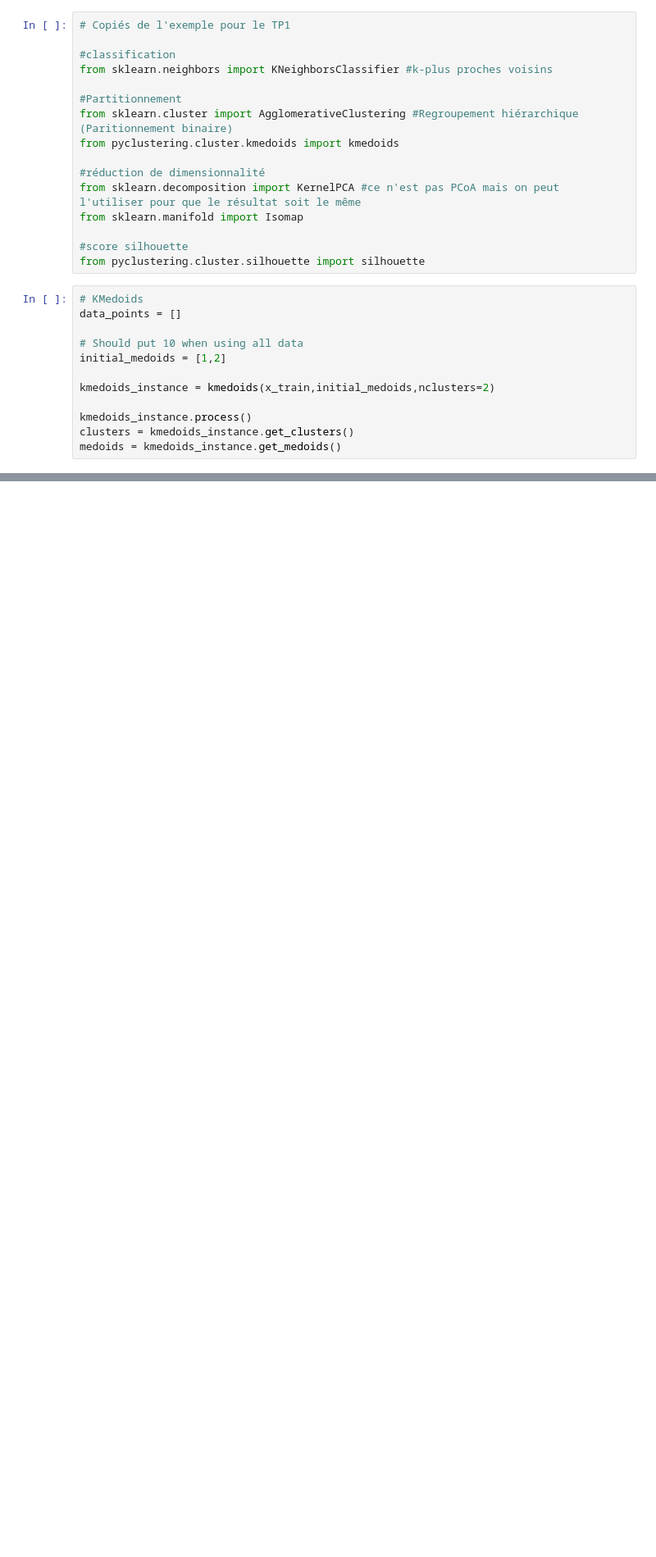
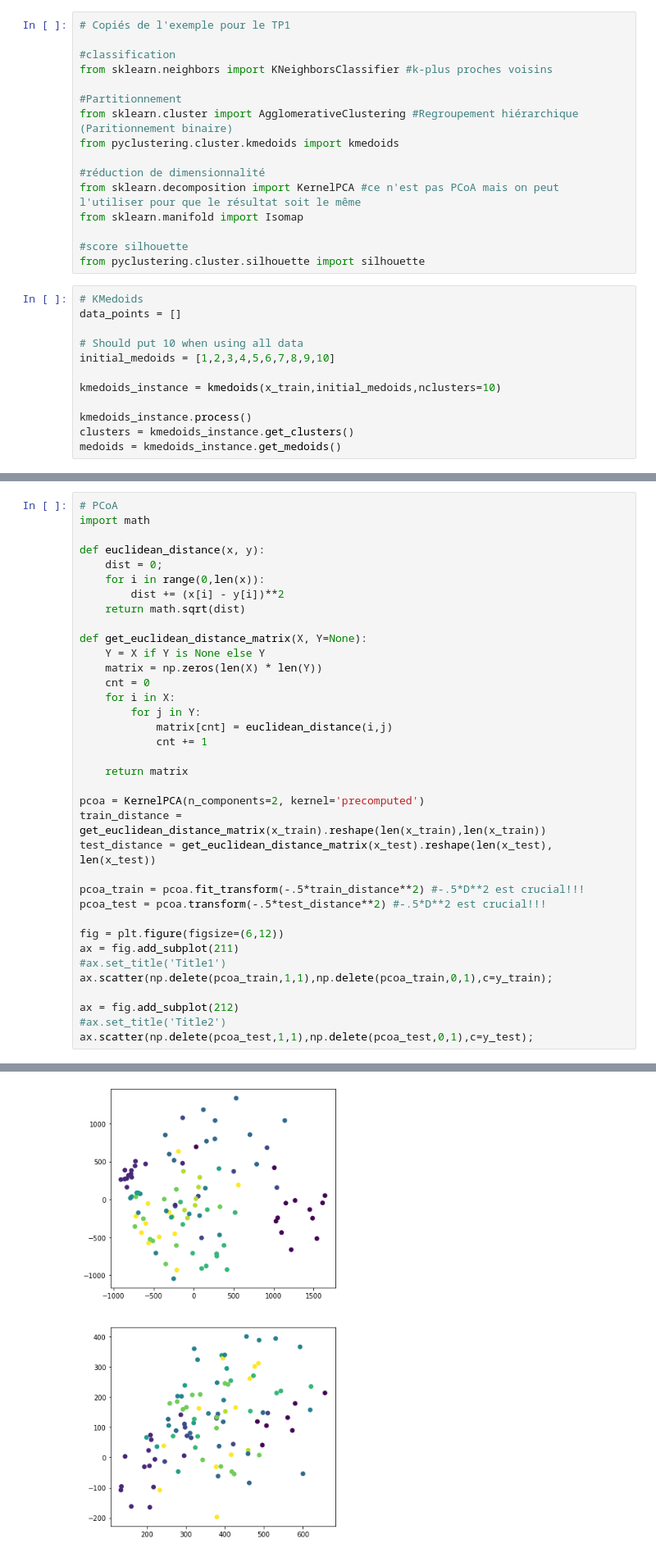
Before and after one commit to XinyuR1/IFT-3700-Devoir-1, a Jupyter notebook: MNIST - Similarity.ipynb, the cells around one changed output, grey strips where cells are left out. Shown: that part at 82% size. Saved outputs shown, nothing was run; the diff lists cells and outputs as text; blank space fills up the shorter version.

```diff
--- a/MNIST - Similarity.ipynb
+++ b/MNIST - Similarity.ipynb
@@ -181,9 +181,9 @@ from pyclustering.cluster.silhouette import silhouette
 data_points = []
 
 # Should put 10 when using all data
-initial_medoids = [1,2]
+initial_medoids = [1,2,3,4,5,6,7,8,9,10]
 
-kmedoids_instance = kmedoids(x_train,initial_medoids,nclusters=2)
+kmedoids_instance = kmedoids(x_train,initial_medoids,nclusters=10)
 
 kmedoids_instance.process()
 clusters = kmedoids_instance.get_clusters()
@@ -267,0 +291,37 @@ Meilleur k : 9
+# %%
+# PCoA
+import math
+
+def euclidean_distance(x, y):
+    dist = 0;
+    for i in range(0,len(x)):
+        dist += (x[i] - y[i])**2
+    return math.sqrt(dist)
+
+def get_euclidean_distance_matrix(X, Y=None):
+    Y = X if Y is None else Y
+    matrix = np.zeros(len(X) * len(Y))
+    cnt = 0
+    for i in X:
+        for j in Y:
+            matrix[cnt] = euclidean_distance(i,j)
+            cnt += 1
+
+    return matrix
+
+pcoa = KernelPCA(n_components=2, kernel='precomputed')
+train_distance = get_euclidean_distance_matrix(x_train).reshape(len(x_train),len(x_train))
+test_distance = get_euclidean_distance_matrix(x_test).reshape(len(x_test), len(x_test))
+
+pcoa_train = pcoa.fit_transform(-.5*train_distance**2) #-.5*D**2 est crucial!!!
+pcoa_test = pcoa.transform(-.5*test_distance**2) #-.5*D**2 est crucial!!!
+
+fig = plt.figure(figsize=(6,12))
+ax = fig.add_subplot(211)
+#ax.set_title('Title1')
+ax.scatter(np.delete(pcoa_train,1,1),np.delete(pcoa_train,0,1),c=y_train);
+
+ax = fig.add_subplot(212)
+#ax.set_title('Title2')
+ax.scatter(np.delete(pcoa_test,1,1),np.delete(pcoa_test,0,1),c=y_test);
+# %% [output]
@@ -267,0 +341 @@ Meilleur k : 9
+[figure, added]
```
Also changed, not shown: parts of 7 cells of this notebook.
